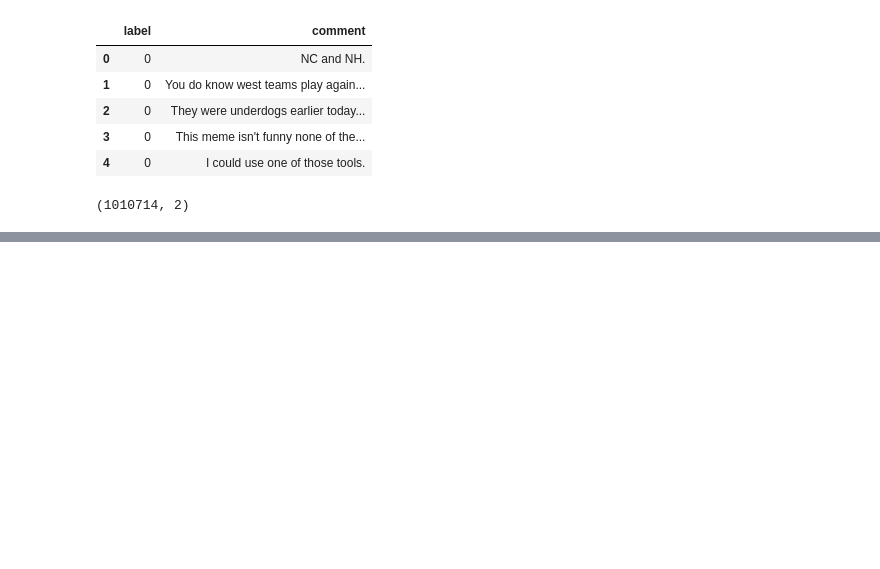
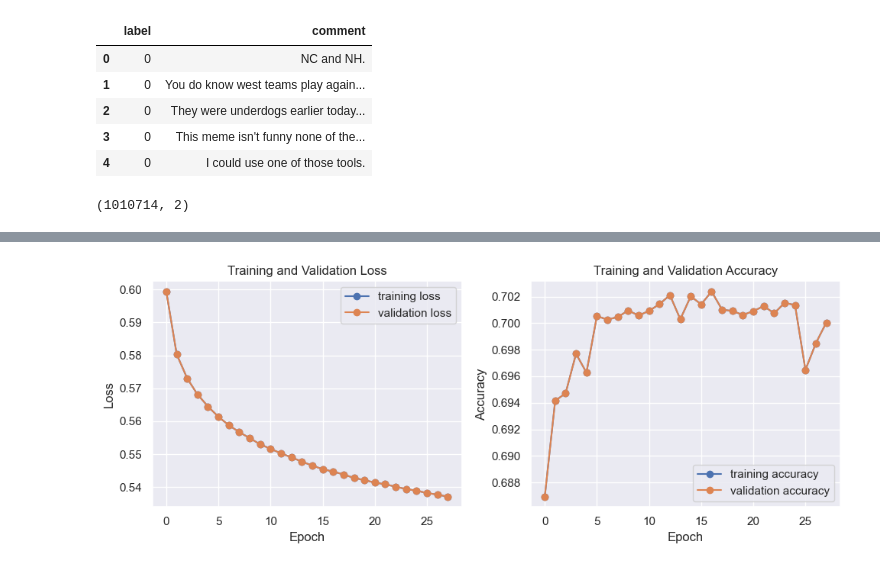
Before and after one commit to Sveto-G/Reddit-Sarcasm, a Jupyter notebook: Notebooks/robust_train.ipynb, the cells around one changed output, grey strips where cells are left out. Cells and saved outputs as stored; diff of their text form; code cells hidden in the pictures; blank space fills up the shorter version.

```diff
--- a/Notebooks/robust_train.ipynb
+++ b/Notebooks/robust_train.ipynb
@@ -360,0 +346,4 @@ Sentence5: 0.49
+# %%
+MLP = MLPClassifier(verbose=True, max_iter=50, random_state=42, early_stopping=True, validation_fraction=0.25)
+
+history = MLP.fit(X_rem, y_rem)
@@ -360,0 +368,23 @@ Sentence5: 0.49
+# %%
+plt.subplots(1,2,figsize =(10,4))
+
+plt.subplot(1,2,1)
+plt.plot(history.loss_curve_, marker='o', label='training loss')
+plt.plot(history.loss_curve_, marker='o', label='validation loss')
+plt.title('Training and Validation Loss')
+plt.legend(loc='best')
+plt.xlabel('Epoch')
+plt.ylabel('Loss')
+
+plt.subplot(1,2,2)
+plt.plot(history.validation_scores_, marker='o', label='training accuracy')
+plt.plot(history.validation_scores_, marker='o', label='validation accuracy')
+plt.title('Training and Validation Accuracy')
+plt.legend(loc='best')
+plt.xlabel('Epoch')
+plt.ylabel('Accuracy')
+
+plt.tight_layout()
+plt.show()
+# %% [output]
+[figure, added]
```
Also changed, not shown: parts of 36 cells of this notebook.
